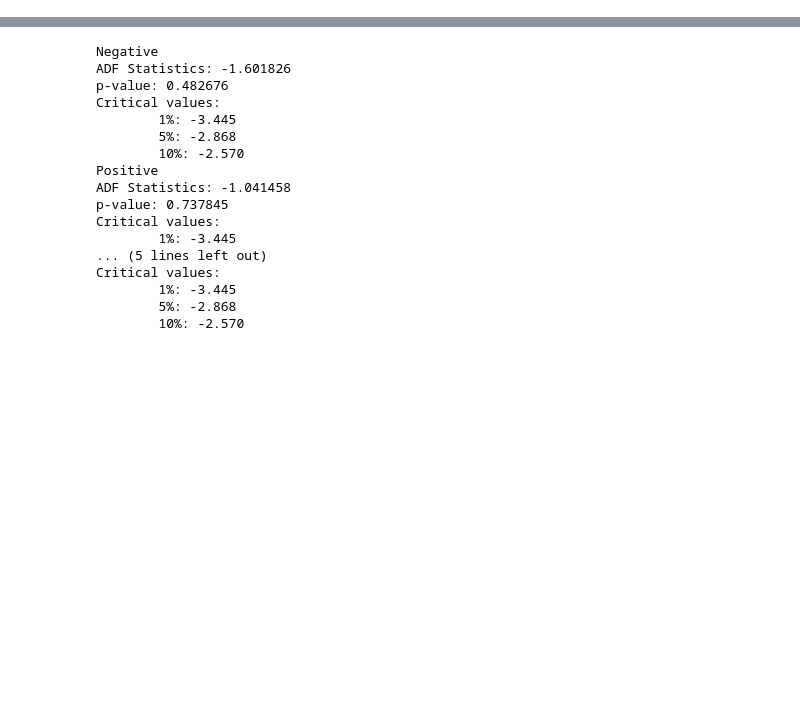
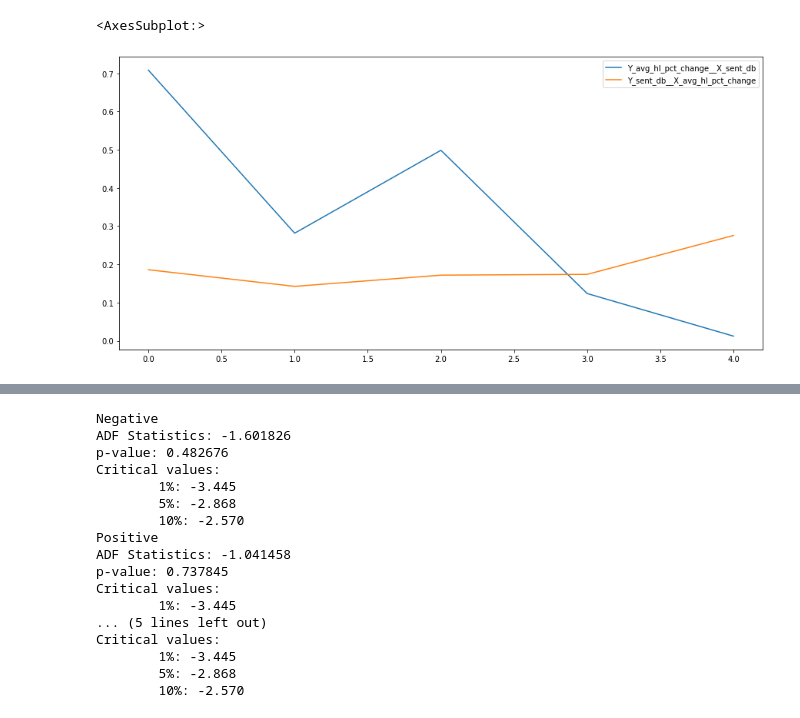
Before and after one commit to VeniJeen/CryptoSent, a Jupyter notebook: SandBox/test.ipynb, the cells around one changed output, grey strips where cells are left out. Drawn from its saved outputs; the diff is of its cells as text; code cells hidden in the pictures; blank space fills up the shorter version.

```diff
--- a/SandBox/test.ipynb
+++ b/SandBox/test.ipynb
@@ -96,0 +126,2 @@ fig.show()
+# %%
+inm=merres[['sent_db','avg_hl_pct_change']].dropna()
@@ -96,0 +164,7 @@ fig.show()
+# %%
+glogg=grangers_causation(inm)
+# %%
+glogg.plot(figsize=(15,7))
+# %% [output]
+<AxesSubplot:>
+[figure, added]
```
Also changed, not shown: parts of 62 cells of this notebook, 12 other files.
